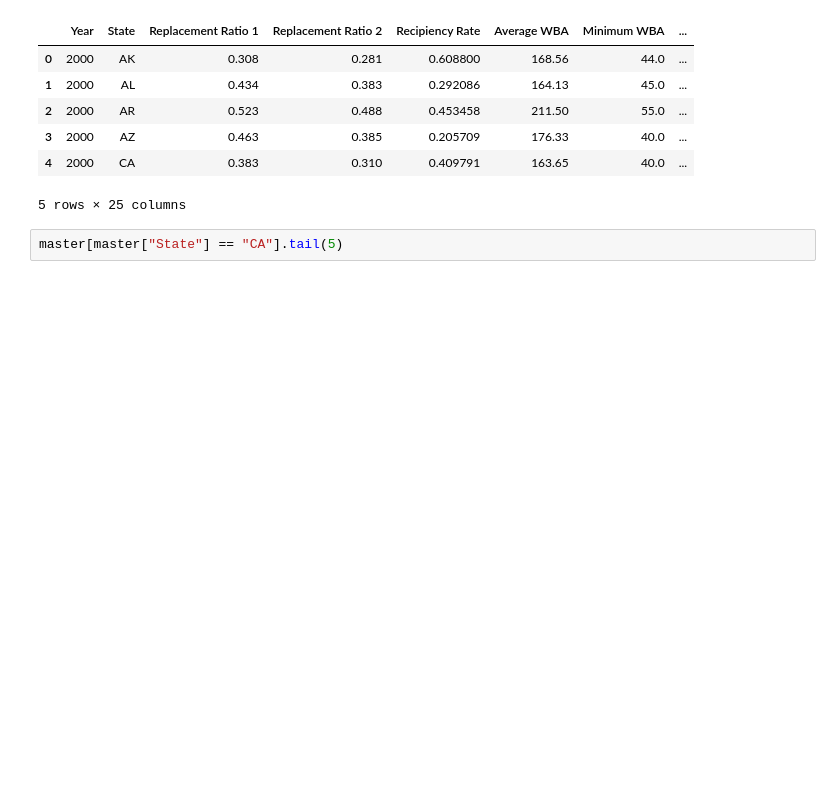
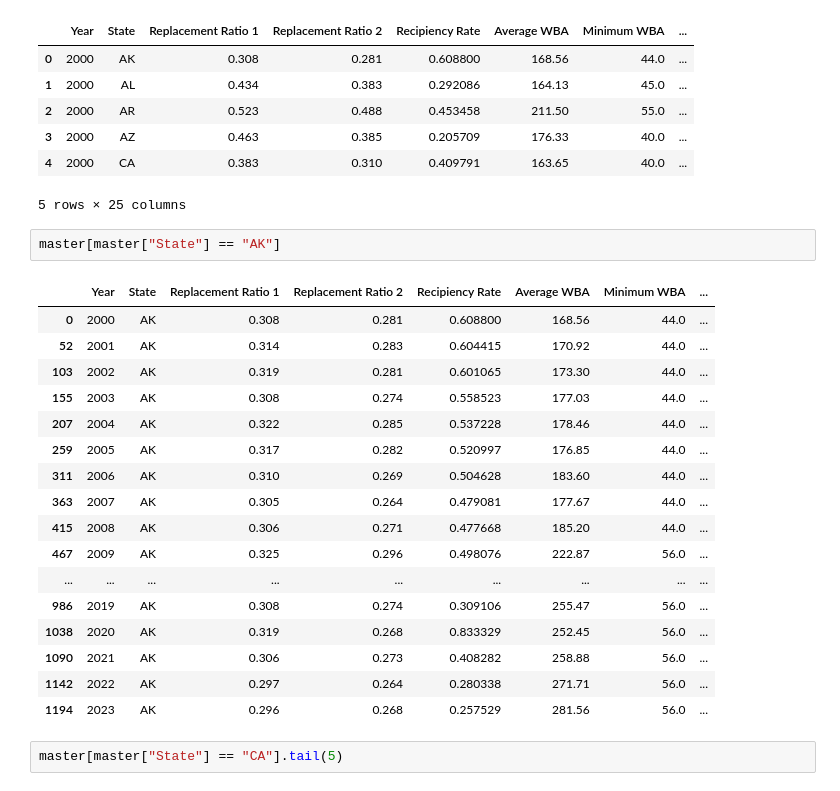
Before and after one commit to kguo12/UI-Inflation, a Jupyter notebook: UI data cleaning.ipynb, the cells around one changed output. Saved outputs shown, nothing was run; the diff lists cells and outputs as text; blank space fills up the shorter version.

Commit message:
master.csv assembled

```diff
--- a/UI data cleaning.ipynb
+++ b/UI data cleaning.ipynb
@@ -689,6 +689,26 @@ See the caveats in the documentation: https://pandas.pydata.org/pandas-docs/stab
 | 3 | 2000 | AZ | 0.463 | 0.385 | 0.205709 | 176.33 | 40.0 | ... |
 | 4 | 2000 | CA | 0.383 | 0.310 | 0.409791 | 163.65 | 40.0 | ... |
 5 rows × 25 columns
+# %%
+master[master["State"] == "AK"]
+# %% [output]
+|  | Year | State | Replacement Ratio 1 | Replacement Ratio 2 | Recipiency Rate | Average WBA | Minimum WBA | ... |
+| 0 | 2000 | AK | 0.308 | 0.281 | 0.608800 | 168.56 | 44.0 | ... |
+| 52 | 2001 | AK | 0.314 | 0.283 | 0.604415 | 170.92 | 44.0 | ... |
+| 103 | 2002 | AK | 0.319 | 0.281 | 0.601065 | 173.30 | 44.0 | ... |
+| 155 | 2003 | AK | 0.308 | 0.274 | 0.558523 | 177.03 | 44.0 | ... |
+| 207 | 2004 | AK | 0.322 | 0.285 | 0.537228 | 178.46 | 44.0 | ... |
+| 259 | 2005 | AK | 0.317 | 0.282 | 0.520997 | 176.85 | 44.0 | ... |
+| 311 | 2006 | AK | 0.310 | 0.269 | 0.504628 | 183.60 | 44.0 | ... |
+| 363 | 2007 | AK | 0.305 | 0.264 | 0.479081 | 177.67 | 44.0 | ... |
+| 415 | 2008 | AK | 0.306 | 0.271 | 0.477668 | 185.20 | 44.0 | ... |
+| 467 | 2009 | AK | 0.325 | 0.296 | 0.498076 | 222.87 | 56.0 | ... |
+| ... | ... | ... | ... | ... | ... | ... | ... | ... |
+| 986 | 2019 | AK | 0.308 | 0.274 | 0.309106 | 255.47 | 56.0 | ... |
+| 1038 | 2020 | AK | 0.319 | 0.268 | 0.833329 | 252.45 | 56.0 | ... |
+| 1090 | 2021 | AK | 0.306 | 0.273 | 0.408282 | 258.88 | 56.0 | ... |
+| 1142 | 2022 | AK | 0.297 | 0.264 | 0.280338 | 271.71 | 56.0 | ... |
+| 1194 | 2023 | AK | 0.296 | 0.268 | 0.257529 | 281.56 | 56.0 | ... |
 # %%
 master[master["State"] == "CA"].tail(5)
 # %% [output]
```
Also changed, not shown: parts of 15 cells of this notebook, 3 other files.
